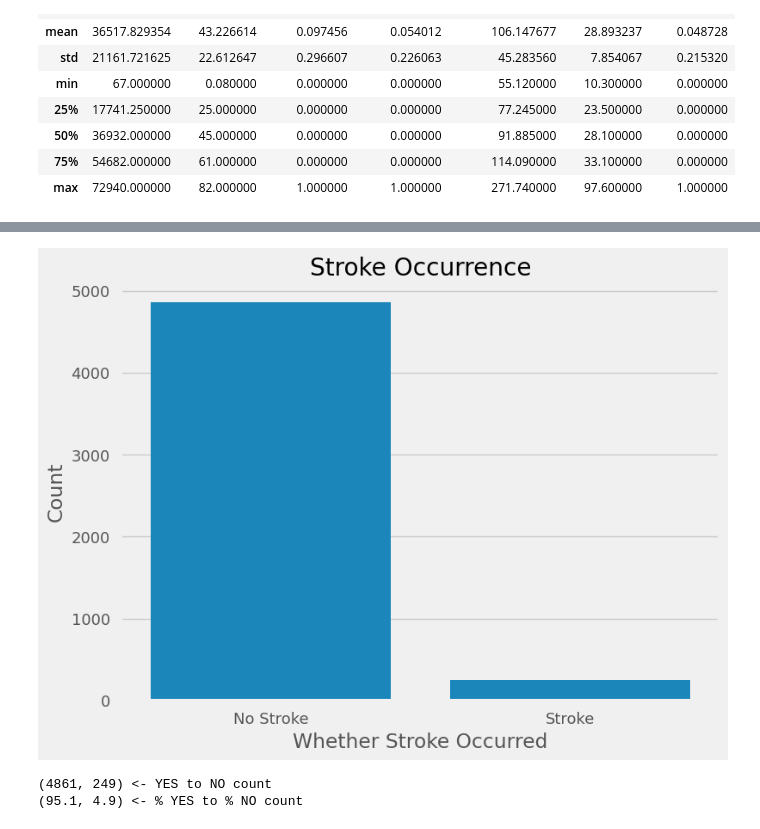
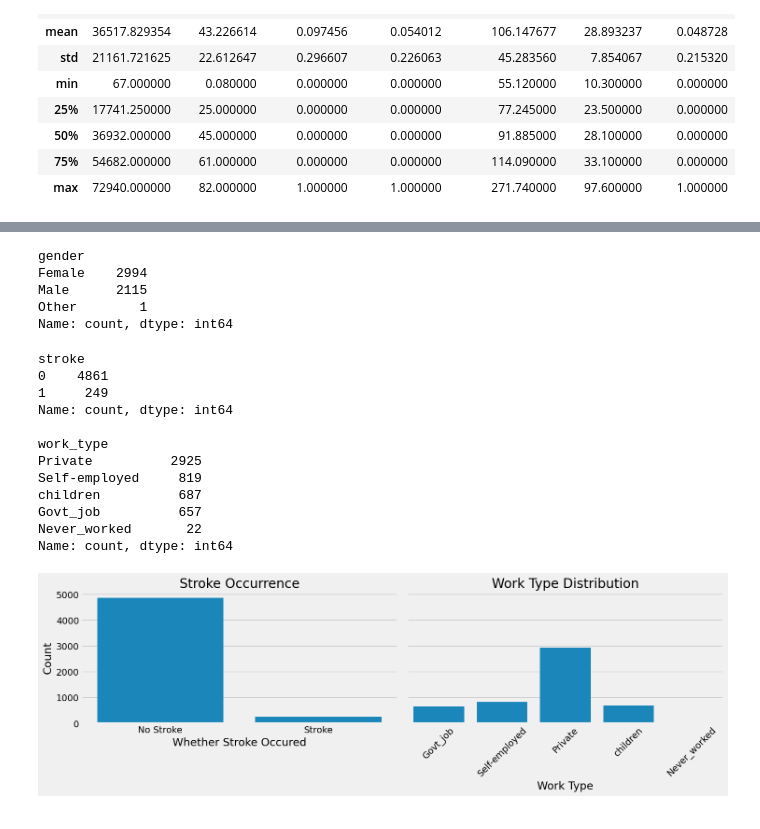
Before and after one commit to Yuuklo/stroke-prediction, a Jupyter notebook: notebooks/01_eda.ipynb, the cells around one changed output, grey strips where cells are left out. Cells and saved outputs as stored; diff of their text form; code cells hidden in the pictures.

```diff
--- a/notebooks/01_eda.ipynb
+++ b/notebooks/01_eda.ipynb
@@ -75,7 +86,5 @@ df.describe()
 | 50% | 36932.000000 | 45.000000 | 0.000000 | 0.000000 | 91.885000 | 28.100000 | 0.000000 |
 | 75% | 54682.000000 | 61.000000 | 0.000000 | 0.000000 | 114.090000 | 33.100000 | 0.000000 |
 | max | 72940.000000 | 82.000000 | 1.000000 | 1.000000 | 271.740000 | 97.600000 | 1.000000 |
-# %%
-plt.style.use('fivethirtyeight')
 # %%
 #visualize age distribution
@@ -92,27 +121,53 @@ plt.show()
+# %%
+#precise values
+df['gender'].value_counts()
+# %% [output]
+gender
+Female    2994
+Male      2115
+Other        1
+Name: count, dtype: int64
+# %%
+#stroke amount
+print(df['stroke'].value_counts())
+print()
+#count per job
+print(df['work_type'].value_counts())
+# %% [output]
+stroke
+0    4861
+1     249
+Name: count, dtype: int64
+
+work_type
+Private          2925
+Self-employed     819
+children          687
+Govt_job          657
+Never_worked       22
+Name: count, dtype: int64
 # %%
-#number of strokes
-plt.figure(figsize= (8, 6))
-sns.countplot(x='stroke', data=df)
-plt.title('Stroke Occurrence')
-plt.xticks([0, 1], ['No Stroke', 'Stroke'])
-plt.xlabel("Whether Stroke Occurred")
-plt.ylabel("Count")
+# plot both stroke and work type distribution
+fig, axes = plt.subplots(1, 2, figsize=(15, 5), sharey=True)
+
+sns.countplot(x = 'stroke', data = df, ax = axes[0])
+axes[0].set_title('Stroke Occurrence')
+axes[0].set_xlabel('Whether Stroke Occured')
+axes[0].set_ylabel('Count')
+axes[0].set_xticks([0, 1])
+axes[0].set_xticklabels(['No Stroke', 'Stroke'])
+
+order = ['Govt_job', 'Self-employed', 'Private', 'children', 'Never_worked']
+sns.countplot(x = 'work_type', data=df, order=order, ax=axes[1])
+axes[1].set_title('Work Type Distribution')
+axes[1].set_xlabel('Work Type')
+axes[1].set_ylabel('Count')
+axes[1].tick_params(axis='x', rotation=45)
+
+plt.tight_layout()
 plt.show()
 
-#a majority of people in our dataset has not experienced a stroke. this amount to be exact:
-stroke_yes = df[df['stroke'] == 1].shape[0]
-stroke_no = df[df['stroke'] == 0].shape[0]
-
-print(f"({stroke_no}, {stroke_yes}) <- YES to NO count")
-
-#the percentages are:
-total = stroke_yes + stroke_no
-percent_yes = round(float(stroke_yes / total) * 100, 1)
-percent_no = round(float(stroke_no / total) * 100, 1)
-
-print(f"({percent_no}, {percent_yes}) <- % YES to % NO count")
+#most people in our dataset have not reported a stroke (4861:249). the majority of individuals in our data holds private jobs.
 # %% [output]
-[figure, old version]
+[figure, new version]
-(4861, 249) <- YES to NO count
-(95.1, 4.9) <- % YES to % NO count
 # %%
```
Also changed, not shown: parts of 12 cells of this notebook.
